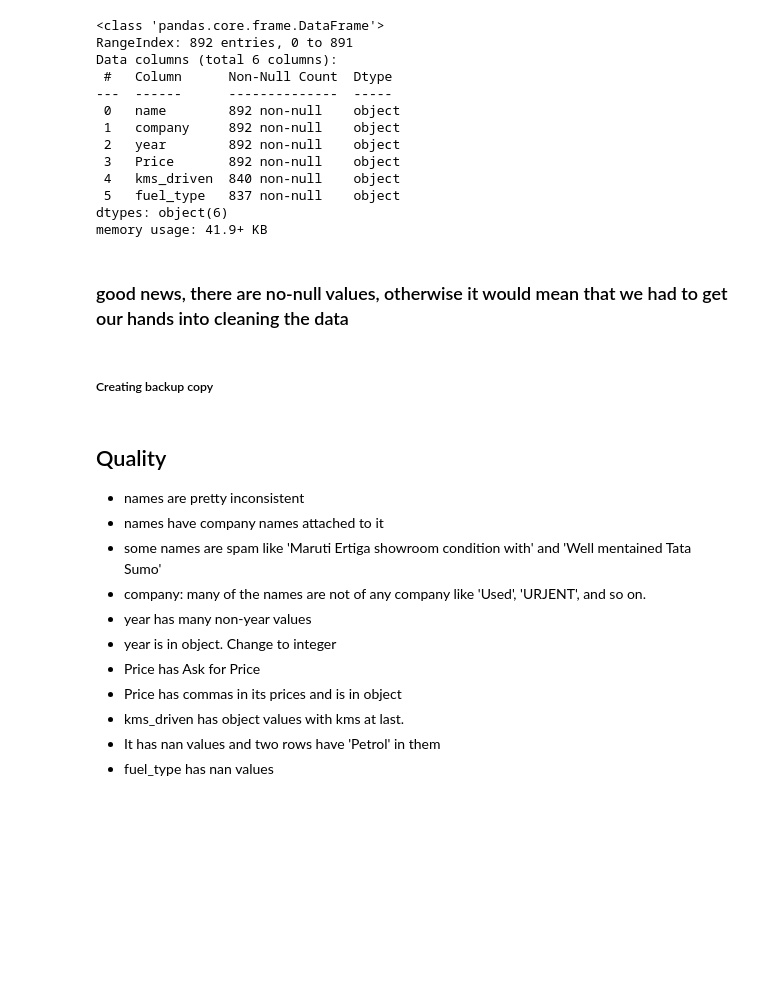
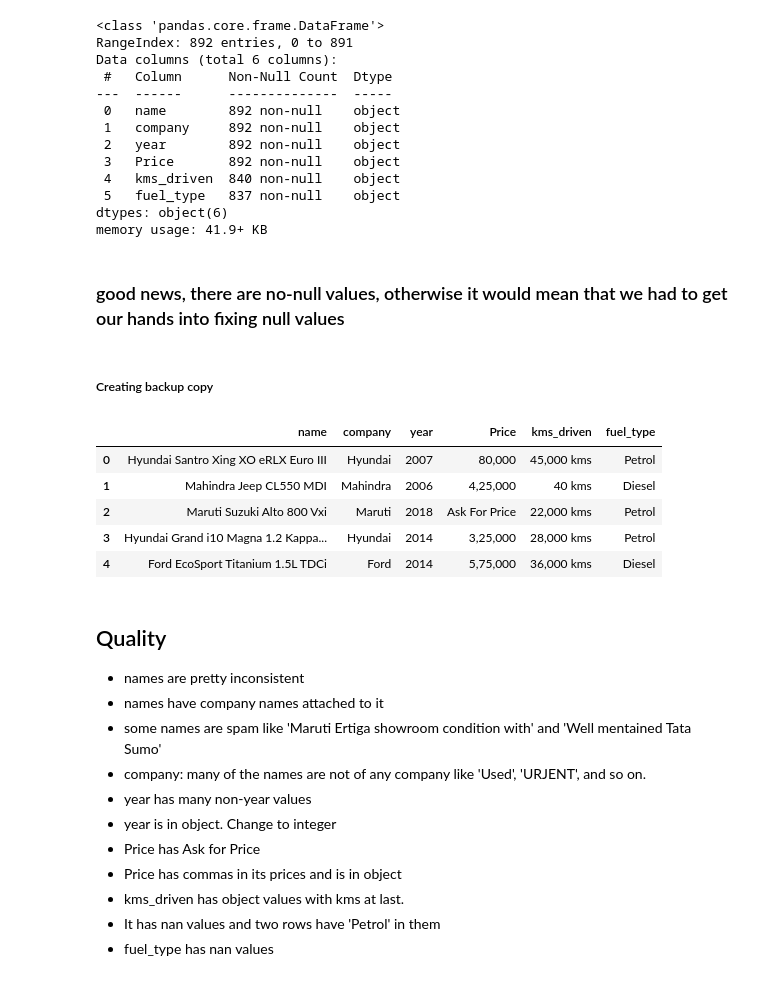
Before and after one commit to blackmonk69/ML_cars, a Jupyter notebook: Quikr Analysis.ipynb, the cells around one changed output. Drawn from its saved outputs; the diff is of its cells as text; code cells hidden in the pictures; blank space fills up the shorter version.

```diff
--- a/Quikr Analysis.ipynb
+++ b/Quikr Analysis.ipynb
@@ -31,11 +31,20 @@ Data columns (total 6 columns):
 dtypes: object(6)
 memory usage: 41.9+ KB
 # %% [markdown]
-### good news, there are no-null values, otherwise it would mean that we had to get our hands into cleaning the data
+### good news, there are no-null values, otherwise it would mean that we had to get our hands into fixing null values
 # %% [markdown]
 ##### Creating backup copy
 # %%
 backup=car.copy()
+# %%
+backup.head()
+# %% [output]
+|  | name | company | year | Price | kms_driven | fuel_type |
+| 0 | Hyundai Santro Xing XO eRLX Euro III | Hyundai | 2007 | 80,000 | 45,000 kms | Petrol |
+| 1 | Mahindra Jeep CL550 MDI | Mahindra | 2006 | 4,25,000 | 40 kms | Diesel |
+| 2 | Maruti Suzuki Alto 800 Vxi | Maruti | 2018 | Ask For Price | 22,000 kms | Petrol |
+| 3 | Hyundai Grand i10 Magna 1.2 Kappa... | Hyundai | 2014 | 3,25,000 | 28,000 kms | Petrol |
+| 4 | Ford EcoSport Titanium 1.5L TDCi | Ford | 2014 | 5,75,000 | 36,000 kms | Diesel |
 # %% [markdown]
 ## Quality
 
```
